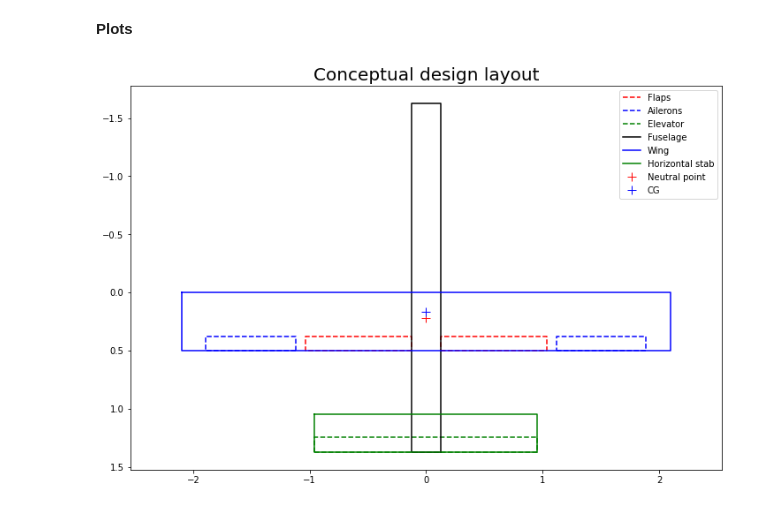
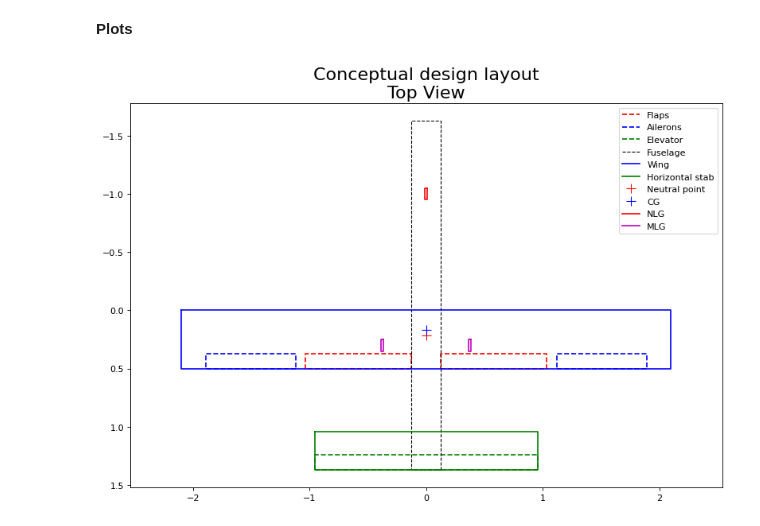
Before and after one commit to vianneydubois/predim, a Jupyter notebook: sizing_main.ipynb, the cells around one changed output. Cells and saved outputs as stored; diff of their text form; code cells hidden in the pictures.

Commit message:
LG top view && a/c side view, aft fuselage station to be corrected

```diff
--- a/sizing_main.ipynb
+++ b/sizing_main.ipynb
@@ -198,13 +198,13 @@ print('\ttipback\t', '{:.15f}'.format(np.rad2deg(tipback_limit)), '\tdeg', '\tMa
 # %% [markdown]
 **Plots**
 # %%
-def plot_wing()->None:
+def plot_wing_top()->None:
     x_wing = [-w_span/2, w_span/2, w_span/2, -w_span/2, -w_span/2]
     y_wing = [0, 0, w_chord, w_chord, 0]
 
     plt.plot(x_wing, y_wing, 'b-', label='Wing')
 
-def plot_flaps()->None:
+def plot_flaps_top()->None:
     x_flaps = [fus_width/2, w_span/2*w_flaps_span_stations[1], \
         w_span/2*w_flaps_span_stations[1], fus_width/2, fus_width/2]
     y_flaps = [w_chord, w_chord, (1-w_flaps_chord_ratio)*w_chord, (1-w_flaps_chord_ratio)*w_chord, w_chord]
@@ -212,7 +212,7 @@ def plot_flaps()->None:
     plt.plot(x_flaps, y_flaps, 'r--', label='Flaps')
     plt.plot([-x for x in x_flaps], y_flaps, 'r--')
 
-def plot_ht()->None:
+def plot_ht_top()->None:
     x_ht = [-ht_span/2, ht_span/2, ht_span/2, -ht_span/2, -ht_span/2]
 
     y_LE_ht = 0.25*w_chord + ht_arm - 0.25*ht_chord
@@ -220,54 +220,85 @@ def plot_ht()->None:
 
     plt.plot(x_ht, y_ht, 'g-', label='Horizontal stab')
 
-def plot_np(np_x:float)->None:
+def plot_np_top(np_x:float)->None:
     plt.plot(0, np_x, 'r+', markersize=10, label='Neutral point')
 
-def plot_cg(cg_x: float)->None:
+def plot_cg_top(cg_x: float)->None:
     plt.plot(0, cg_x, 'b+', markersize=10, label='CG')
 
-def plot_fuselage()->None:
+def plot_fuselage_top()->None:
     x_fus = [fus_width/2, fus_width/2, -fus_width/2, -fus_width/2, fus_width/2]
 
-    y_aft = y_LE_ht = 0.25*w_chord + ht_arm + 0.75*ht_chord
+    y_aft = 0.25*w_chord + ht_arm + 0.75*ht_chord
     y_fus = [y_aft, y_aft-fus_length, y_aft-fus_length, y_aft, y_aft]
 
-    plt. plot(x_fus, y_fus, 'k-', label='Fuselage')
+    plt. plot(x_fus, y_fus, 'k--', linewidth='1', label='Fuselage')
 
-def plot_ailerons(y_i, y_o, ail_chord_ratio)->None:
+def plot_ailerons_top(y_i, y_o, ail_chord_ratio)->None:
     x_ail = [w_span/2*y for y in [y_i, y_o, y_o, y_i, y_i]]
 
     y_ail = [0, 0, -ail_chord_ratio*w_chord, -ail_chord_ratio*w_chord, 0]
     # translate to wing trailing edge
     y_ail = [w_chord+x for x in y_ail]
 
     plt.plot(x_ail, y_ail, 'b--', label='Ailerons')
     plt.plot([-x for x in x_ail], y_ail, 'b--')
 
-def plot_elevator()->None:
+def plot_elevator_top()->None:
     x_e = [-ht_span/2, ht_span/2, ht_span/2, -ht_span/2, -ht_span/2]
 
     y_TE_e = 0.25*w_chord + ht_arm + 0.75*ht_chord
     y_e = [0, 0, -ht_chord*elev_chord_ratio, -ht_chord*elev_chord_ratio, 0]
     # translate to elevator leading edge
     y_e = [y_TE_e+y for y in y_e]
 
     plt.plot(x_e, y_e, 'g--', label='Elevator')
 
+def plot_landing_gear_top()->None:
+    # Nose Landing Gear
+    nosewheel_X = [ \
+        lg_wheel_thickness/2, lg_wheel_thickness/2, \
+        -lg_wheel_thickness/2, -lg_wheel_thickness/2, \
+        lg_wheel_thickness/2]
+    nosewheel_Y = [ \
+        lg_nose_x - lg_wheel_diam/2, lg_nose_x + lg_wheel_diam/2, \
+        lg_nose_x + lg_wheel_diam/2, lg_nose_x - lg_wheel_diam/2, \
+        lg_nose_x - lg_wheel_diam/2
+        ]
+    plt.plot(nosewheel_X, nosewheel_Y, 'r-', label='NLG')
 
-fig = plt.figure(figsize=(12,8))
-fig.gca().set_title('Conceptual design layout', fontsize=20)
-plot_flaps()
-plot_ailerons(ail_y_i, ail_y_o, ail_chord_ratio)
-plot_elevator()
-plot_fuselage()
-plot_wing()
-plot_ht()
-plot_np(np_x)
-plot_cg(cg_x)
+    # Main Landing Gear
+    mainwheel_X = [ \
+    lg_wheel_thickness/2, lg_wheel_thickness/2, \
+    -lg_wheel_thickness/2, -lg_wheel_thickness/2, \
+    lg_wheel_thickness/2]
+    mainwheel_X_right = [x + lg_track/2 for x in mainwheel_X]
+    mainwheel_X_left = [x - lg_track/2 for x in mainwheel_X]
+
+    mainwheel_Y = [ \
+    lg_main_x - lg_wheel_diam/2, lg_main_x + lg_wheel_diam/2, \
+    lg_main_x + lg_wheel_diam/2, lg_main_x - lg_wheel_diam/2, \
+    lg_main_x - lg_wheel_diam/2
+    ]
+
+    plt.plot(mainwheel_X_right, mainwheel_Y, 'm-')
+    plt.plot(mainwheel_X_left, mainwheel_Y, 'm-', label='MLG')
+
+
+fig = plt.figure(figsize=(12,8), dpi=80)
+fig.gca().set_title('Conceptual design layout\nTop View', fontsize=20)
+plot_flaps_top()
+plot_ailerons_top(ail_y_i, ail_y_o, ail_chord_ratio)
+plot_elevator_top()
+plot_fuselage_top()
+plot_wing_top()
+plot_ht_top()
+plot_np_top(np_x)
+plot_cg_top(cg_x)
+plot_landing_gear_top()
 plt.axis('equal')
 plt.gca().invert_yaxis()
 plt.legend()
 plt.show()
 # %% [output]
-[figure, old version]
+[figure, new version]
```
Also changed, not shown: parts of 1 cell of this notebook.
